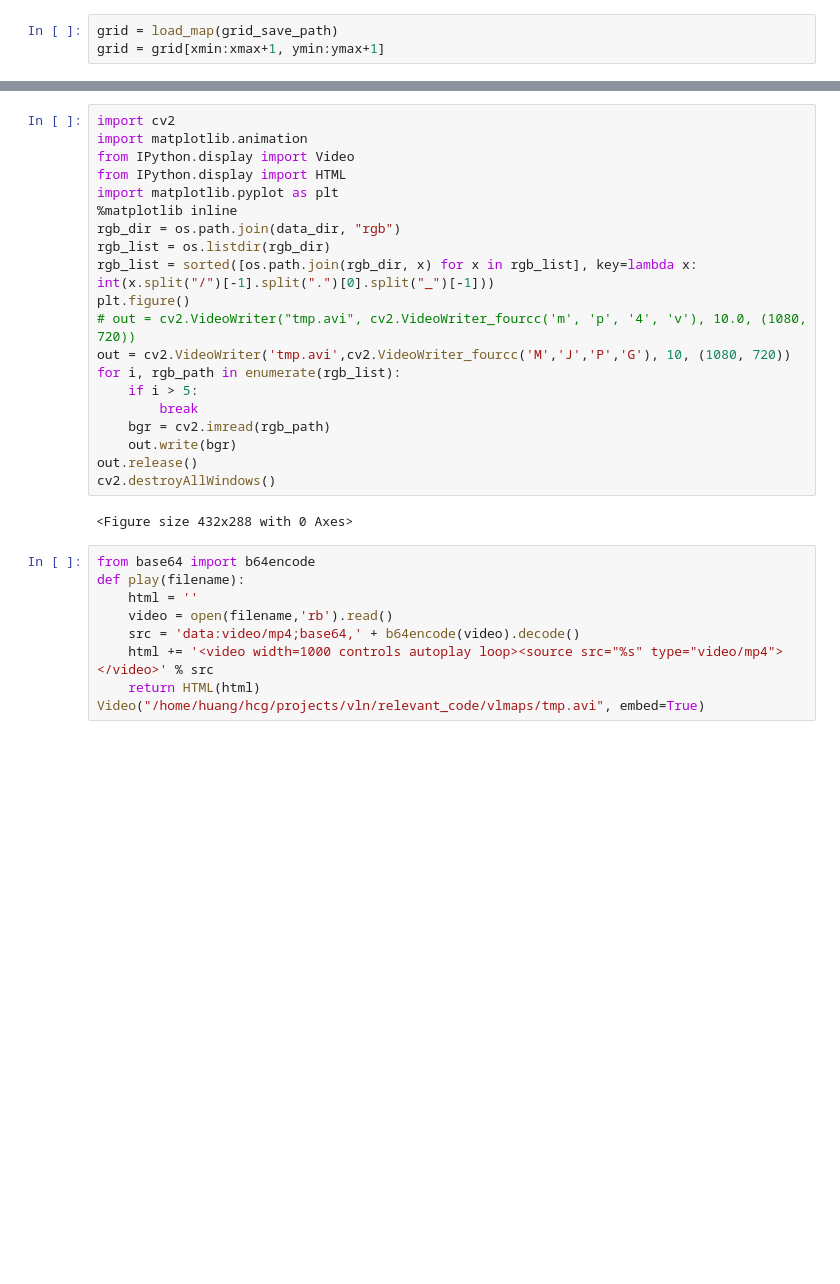
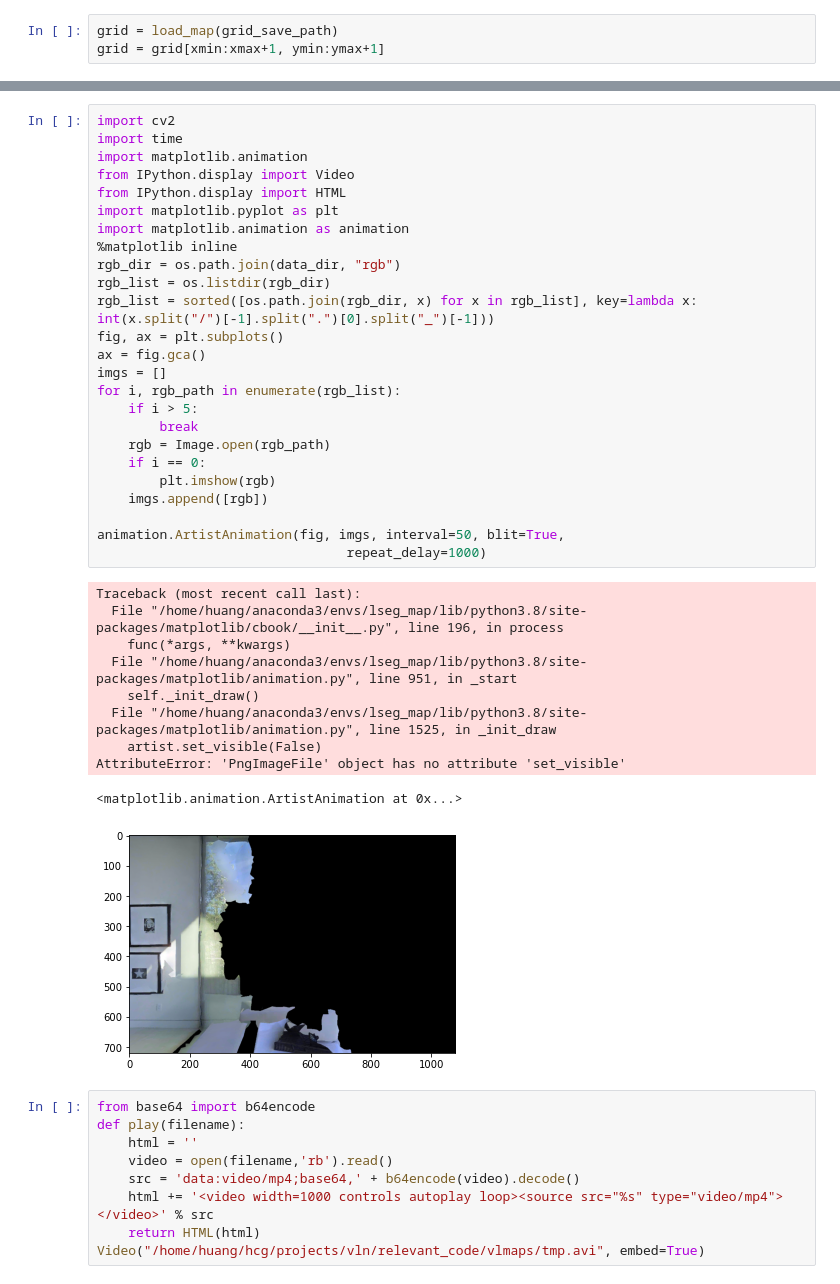
Before and after one commit to vlmaps/vlmaps, a Jupyter notebook: demo.ipynb, the cells around one changed output, grey strips where cells are left out. Drawn from its saved outputs; the diff is of its cells as text; blank space fills up the shorter version.

```diff
--- a/demo.ipynb
+++ b/demo.ipynb
@@ -163,25 +233,39 @@ plt.show()
 # %%
 import cv2
+import time
 import matplotlib.animation
 from IPython.display import Video
 from IPython.display import HTML
 import matplotlib.pyplot as plt
+import matplotlib.animation as animation
 %matplotlib inline
 rgb_dir = os.path.join(data_dir, "rgb")
 rgb_list = os.listdir(rgb_dir)
 rgb_list = sorted([os.path.join(rgb_dir, x) for x in rgb_list], key=lambda x: int(x.split("/")[-1].split(".")[0].split("_")[-1]))
-plt.figure()
-# out = cv2.VideoWriter("tmp.avi", cv2.VideoWriter_fourcc('m', 'p', '4', 'v'), 10.0, (1080, 720))
-out = cv2.VideoWriter('tmp.avi',cv2.VideoWriter_fourcc('M','J','P','G'), 10, (1080, 720))
+fig, ax = plt.subplots()
+ax = fig.gca()
+imgs = []
 for i, rgb_path in enumerate(rgb_list):
     if i > 5:
         break
-    bgr = cv2.imread(rgb_path)
-    out.write(bgr)
-out.release()
-cv2.destroyAllWindows()
+    rgb = Image.open(rgb_path)
+    if i == 0:
+        plt.imshow(rgb)
+    imgs.append([rgb])
+
+animation.ArtistAnimation(fig, imgs, interval=50, blit=True,
+                                repeat_delay=1000)
 # %% [output]
-<Figure size 432x288 with 0 Axes>
+Traceback (most recent call last):
+  File "/home/huang/anaconda3/envs/lseg_map/lib/python3.8/site-packages/matplotlib/cbook/__init__.py", line 196, in process
+    func(*args, **kwargs)
+  File "/home/huang/anaconda3/envs/lseg_map/lib/python3.8/site-packages/matplotlib/animation.py", line 951, in _start
+    self._init_draw()
+  File "/home/huang/anaconda3/envs/lseg_map/lib/python3.8/site-packages/matplotlib/animation.py", line 1525, in _init_draw
+    artist.set_visible(False)
+AttributeError: 'PngImageFile' object has no attribute 'set_visible'
+<matplotlib.animation.ArtistAnimation at 0x...>
+[figure, added]
 # %%
 from base64 import b64encode
 def play(filename):
```
Also changed, not shown: parts of 13 cells of this notebook, 1 other file.
